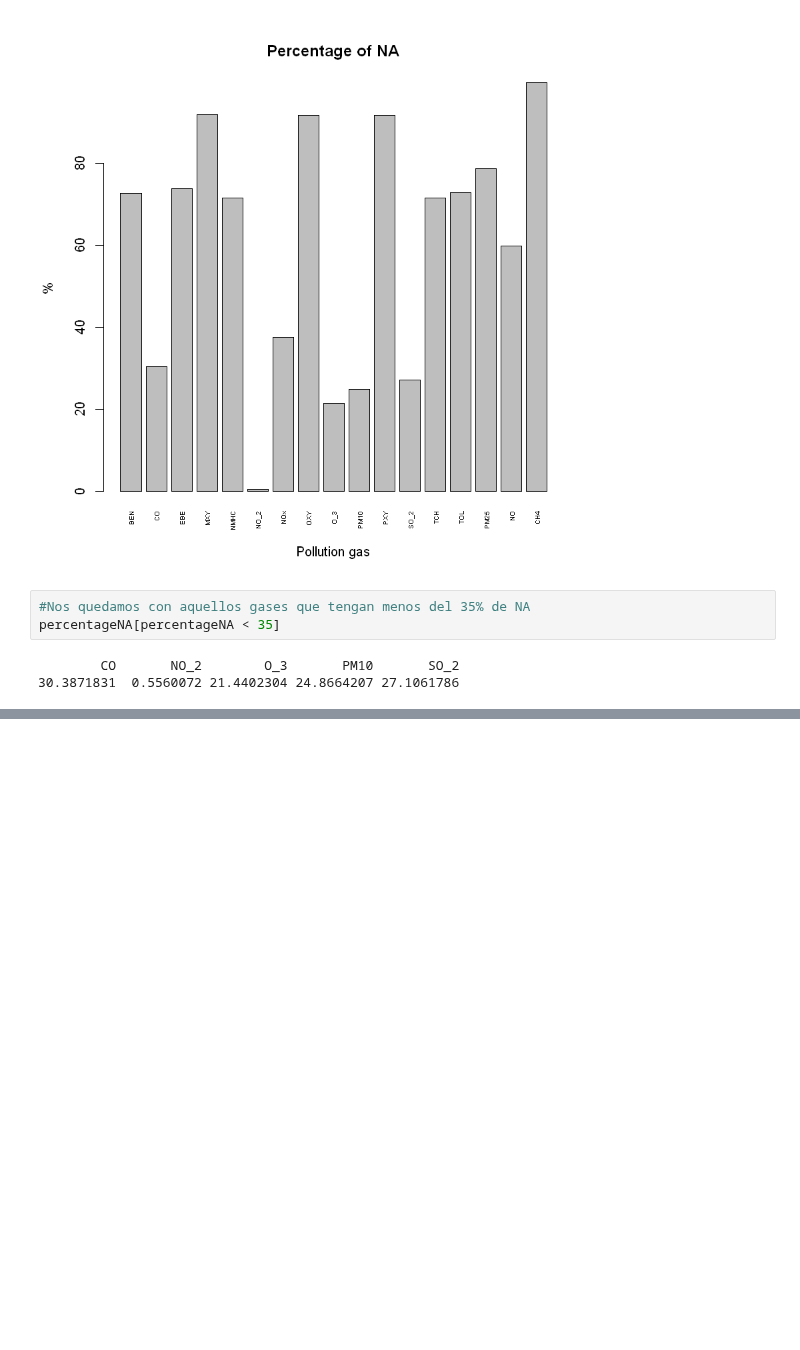
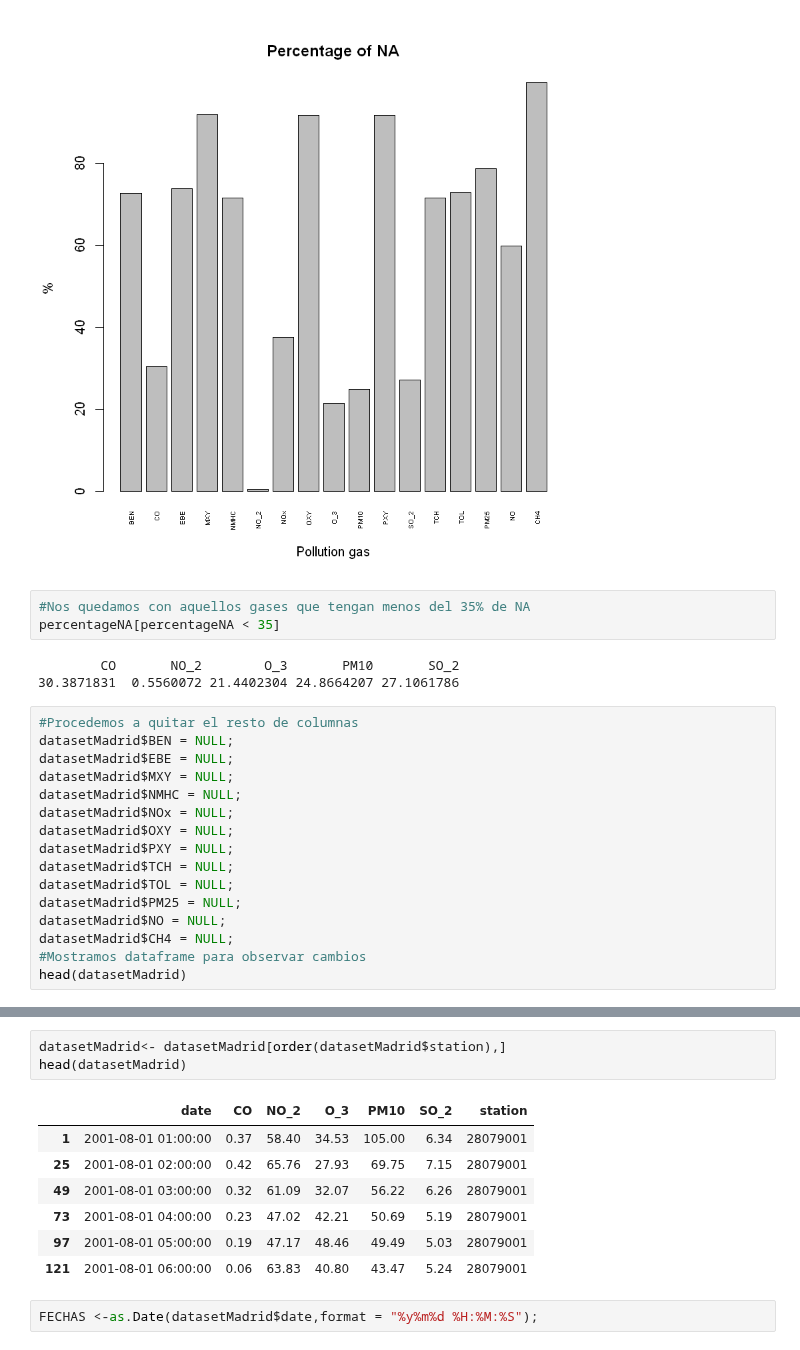
Before and after one commit to manumonforte/DataMining-BigDataParadigm, a Jupyter notebook: Estudio.ipynb, the cells around one changed output, grey strips where cells are left out. Cells and saved outputs as stored; diff of their text form; blank space fills up the shorter version.

Commit message:
remove columns

```diff
--- a/Estudio.ipynb
+++ b/Estudio.ipynb
@@ -148,3 +145,19 @@ percentageNA[percentageNA < 35]
 # %% [output]
         CO       NO_2        O_3       PM10       SO_2
 30.3871831  0.5560072 21.4402304 24.8664207 27.1061786
+# %%
+#Procedemos a quitar el resto de columnas
+datasetMadrid$BEN = NULL;
+datasetMadrid$EBE = NULL;
+datasetMadrid$MXY = NULL;
+datasetMadrid$NMHC = NULL;
+datasetMadrid$NOx = NULL;
+datasetMadrid$OXY = NULL;
+datasetMadrid$PXY = NULL;
+datasetMadrid$TCH = NULL;
+datasetMadrid$TOL = NULL;
+datasetMadrid$PM25 = NULL;
+datasetMadrid$NO = NULL;
+datasetMadrid$CH4 = NULL;
+#Mostramos dataframe para observar cambios
+head(datasetMadrid)
@@ -150,0 +175,13 @@ percentageNA[percentageNA < 35]
+# %%
+datasetMadrid<- datasetMadrid[order(datasetMadrid$station),]
+head(datasetMadrid)
+# %% [output]
+|  | date | CO | NO_2 | O_3 | PM10 | SO_2 | station |
+| 1 | 2001-08-01 01:00:00 | 0.37 | 58.40 | 34.53 | 105.00 | 6.34 | 28079001 |
+| 25 | 2001-08-01 02:00:00 | 0.42 | 65.76 | 27.93 | 69.75 | 7.15 | 28079001 |
+| 49 | 2001-08-01 03:00:00 | 0.32 | 61.09 | 32.07 | 56.22 | 6.26 | 28079001 |
+| 73 | 2001-08-01 04:00:00 | 0.23 | 47.02 | 42.21 | 50.69 | 5.19 | 28079001 |
+| 97 | 2001-08-01 05:00:00 | 0.19 | 47.17 | 48.46 | 49.49 | 5.03 | 28079001 |
+| 121 | 2001-08-01 06:00:00 | 0.06 | 63.83 | 40.80 | 43.47 | 5.24 | 28079001 |
+# %%
+FECHAS <-as.Date(datasetMadrid$date,format = "%y%m%d %H:%M:%S");
```
Also changed, not shown: parts of 4 cells of this notebook.
